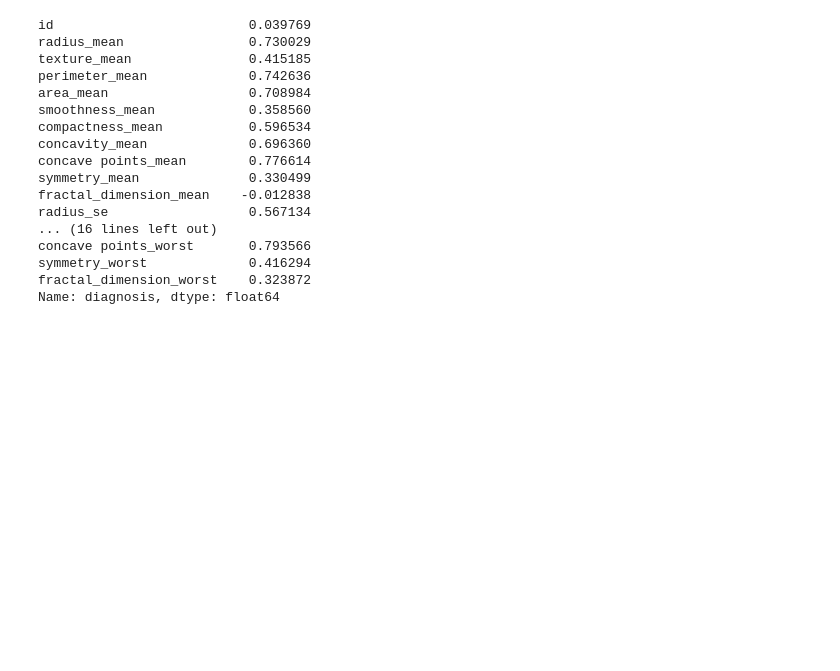
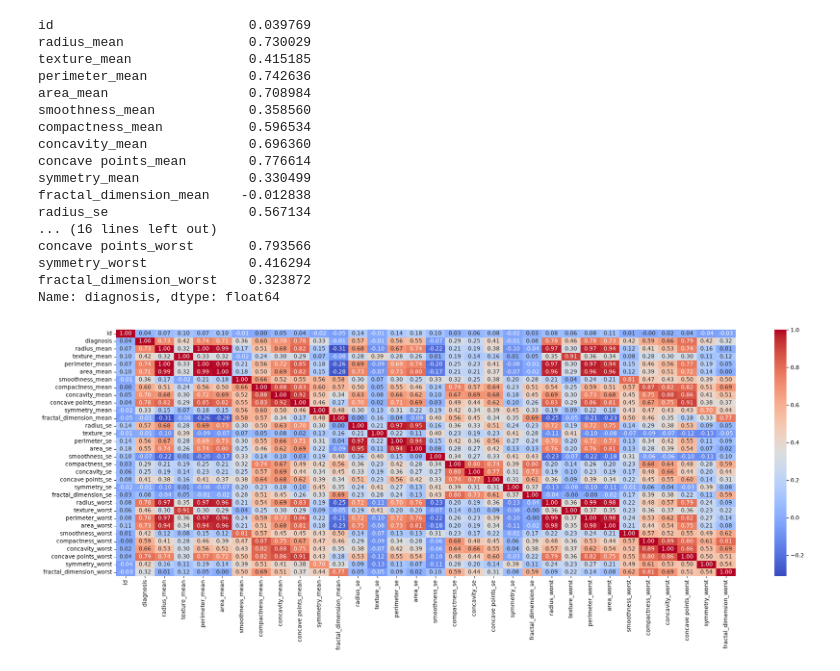
Before and after one commit to AndresDAM2526/SIA, a Jupyter notebook: BreastCancer_Knn.ipynb, the cells around one changed output. Cells and saved outputs as stored; diff of their text form; code cells hidden in the pictures; blank space fills up the shorter version.

```diff
--- a/BreastCancer_Knn.ipynb
+++ b/BreastCancer_Knn.ipynb
@@ -144,3 +144,9 @@ concave points_worst       0.793566
 symmetry_worst             0.416294
 fractal_dimension_worst    0.323872
 Name: diagnosis, dtype: float64
+# %%
+matriz_correlacion=dataset.select_dtypes(include=["float64","int64"]).corr()
+plt.figure(figsize=(25,8))
+heatmap=sns.heatmap(matriz_correlacion,annot=True,cmap='coolwarm',fmt=".2f")
+# %% [output]
+[figure, added]
```
Also changed, not shown: parts of 2 cells of this notebook.
